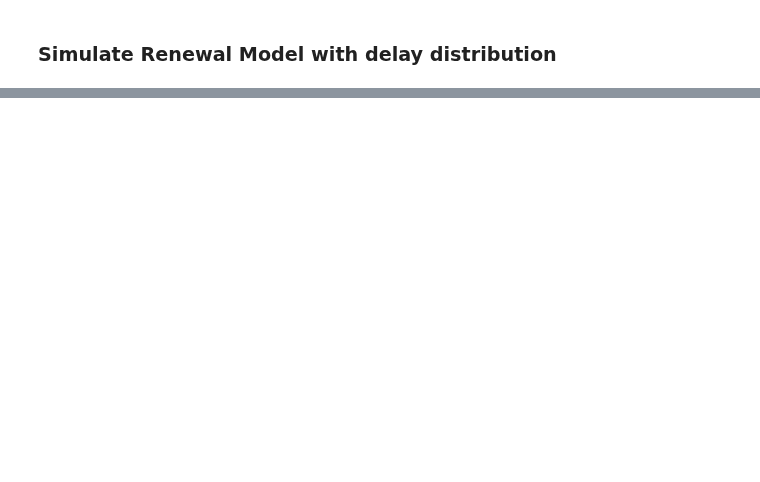
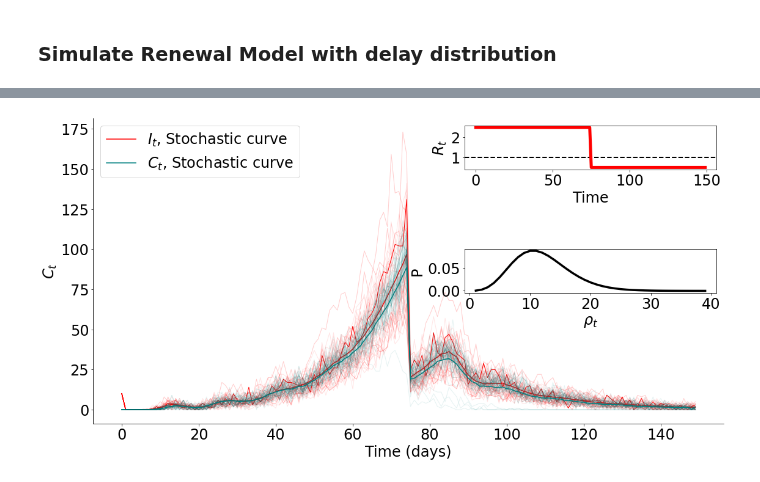
Before and after one commit to ChaosDonkey06/ID_Modeling, a Jupyter notebook: PAPERS/ShamanJournalClub.ipynb, the cells around one changed output, grey strips where cells are left out. Saved outputs shown, nothing was run; the diff lists cells and outputs as text; code cells hidden in the pictures; blank space fills up the shorter version.

```diff
--- a/PAPERS/ShamanJournalClub.ipynb
+++ b/PAPERS/ShamanJournalClub.ipynb
@@ -397,0 +460,44 @@ Text(0.5, 1.0, 'Negative binomial delay distribution')
+# %%
+
+inf_df   = create_df_response(inf.T, T)
+case_df  = create_df_response(case.T, T)
+
+fig, ax = plt.subplots(1, 1, figsize=(18.5, 9.2))
+ax.plot(inf_df.index.values, inf_df['mean'], color="red", label=r"$I_t$, Stochastic curve")
+ax.plot(inf_df.index.values, inf[:, np.random.randint(1,m, 50)], color="red", lw=1, alpha=0.1)
+ax.plot(inf_df.index.values, inf[:, np.random.randint(1,m, 1)], color="red", lw=1, alpha=1)
+
+ax.plot(case_df.index.values, case_df['mean'], color="teal", label=r"$C_t$, Stochastic curve")
+ax.plot(case_df.index.values, case[:, np.random.randint(1,m, 50)], color="teal", lw=1, alpha=0.1)
+
+ax.spines['right'].set_visible(False)
+ax.spines['top'].set_visible(False)
+ax.legend(loc="upper left")
+ax.set_xlabel("Time (days)")
+ax.set_ylabel(r"$C_t$")
+
+
+ax_inside = inset_axes(ax,
+                    width="40%", # width = 30% of parent_bbox
+                    height=1., # height : 1 inch
+                    loc="upper right")
+
+ax_inside.axhline(y=1, color="k", lw=2, ls="--")
+ax_inside.plot(inf_df.index.values, Rt[:, 0], color="red", lw=5)
+ax_inside.set_xlabel("Time")
+ax_inside.set_ylabel(r"$R_{t}$")
+
+
+ax_inside = inset_axes(ax,
+                    width="40%", # width = 30% of parent_bbox
+                    height=1., # height : 1 inch
+                    loc="center right")
+
+ax_inside.plot(x, delay_05, c="k", lw=3.5, label=r"$T_d={}$".format(T_d))
+
+ax_inside.set_ylabel("P")
+ax_inside.set_xlabel(r"$\rho_t$")
+
+fig.savefig("Figure3_Delay.png", dpi=300, transparent=True, bbox_inches='tight')
+# %% [output]
+[figure, added]
```
Also changed, not shown: parts of 4 cells of this notebook, 3 other files.
